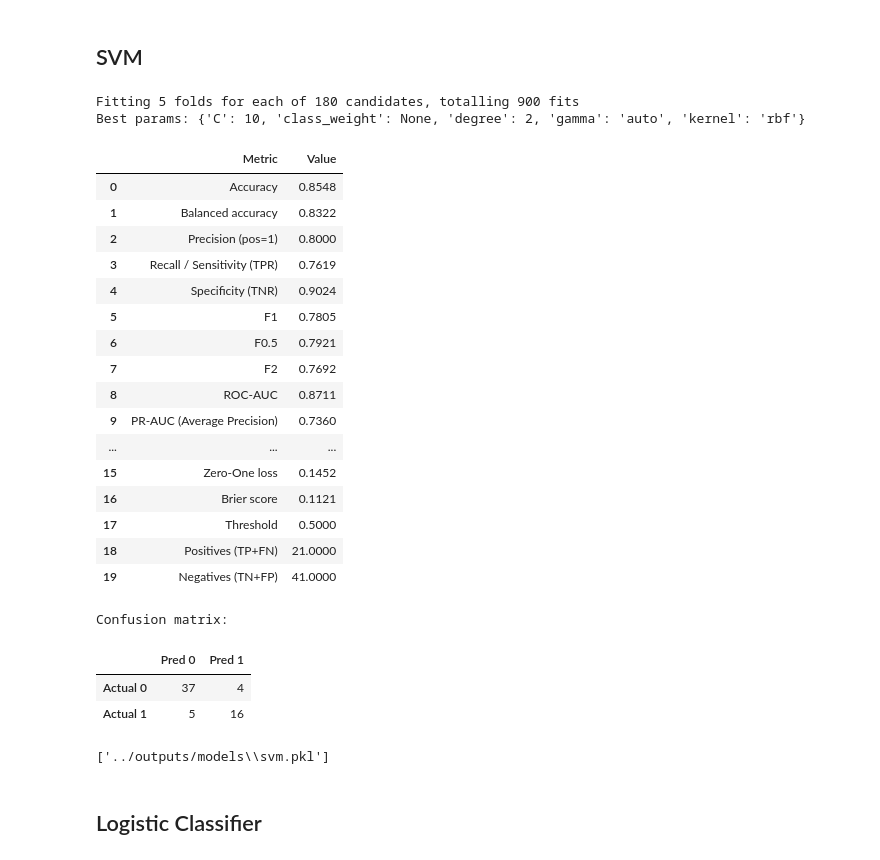
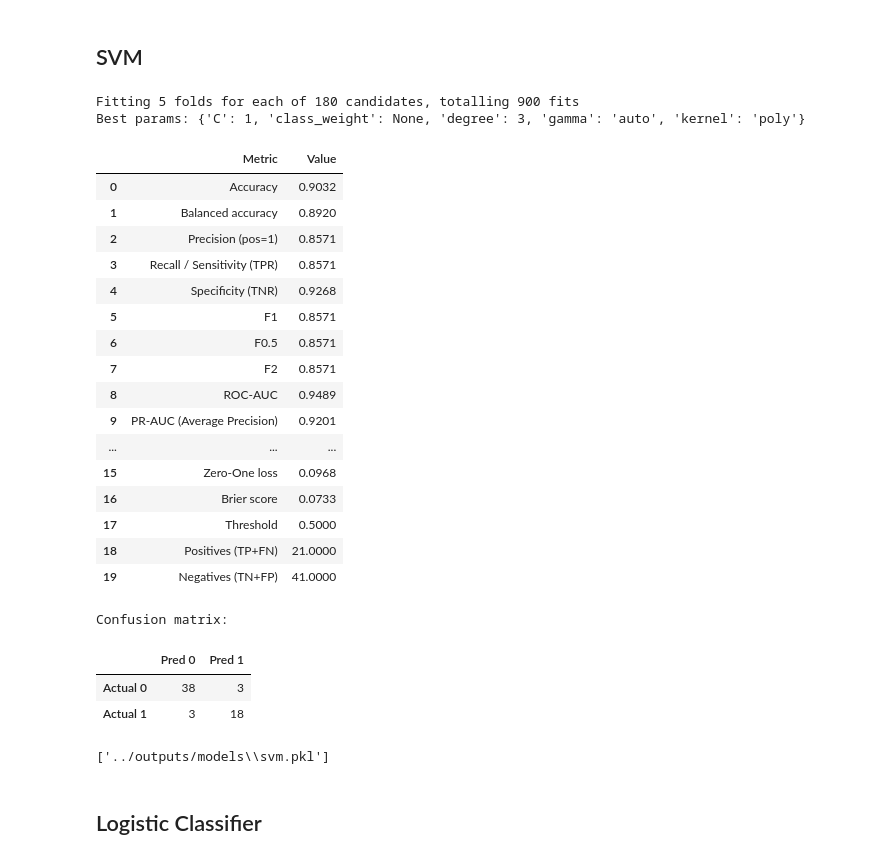
Before and after one commit to zuzannapajak/cardio-risk-prediction, a Jupyter notebook: notebooks/model_training.ipynb, the cells around one changed output. Cells and saved outputs as stored; diff of their text form; code cells hidden in the pictures.

```diff
--- a/notebooks/model_training.ipynb
+++ b/notebooks/model_training.ipynb
@@ -30,8 +33,8 @@ from scripts.model_training.utils import evaluate_classification
 
 SEED = 42
 OUTPUT_DIR = "../outputs/models"
-# %%
-df = joblib.load("../outputs/dim_red/df_mix.pkl")
+# %%
+df = joblib.load("../outputs/eda/df_preprocessed_balanced.pkl")
 # %%
 df_copy = df.copy()
 TARGET_COL = 'DEATH_EVENT'
@@ -259,56 +278,61 @@ Confusion matrix:
 # %% [markdown]
 ## SVM
 # %%
-params_grid = {
+svm_params_grid = {
     "kernel": ["rbf", "linear", "poly"],
     "C": [0.1, 1, 5, 7, 10],
     "gamma": ["scale", "auto"],
     "class_weight": [None, "balanced"],
     "degree": [2, 3, 4],
+}
 
-}
+svm_estimator = SVC(
+    probability=True,
+    random_state=SEED
+)
+
+svm_grid = GridSearchCV(
+    estimator = svm_estimator,
+    param_grid = svm_params_grid,
+    cv = StratifiedKFold(n_splits=5, shuffle=True, random_state=SEED),
+    scoring = "accuracy",
+    n_jobs = -1,
+    verbose = 10,
+    refit=True,
+)
 # %%
-grid = GridSearchCV(
-    estimator = SVC(probability=True, random_state=SEED),
-    param_grid = params_grid,
-    cv = StratifiedKFold(n_splits=5, shuffle=True, random_state=SEED),
-    scoring = "accuracy",
-    n_jobs = -1,
-    verbose = 10,
-)
+svm_grid.fit(X_tr, y_tr)
+svm_model = svm_grid.best_estimator_
 
-grid.fit(X_tr, y_tr)
-model = grid.best_estimator_
-
-print('Best params:', grid.best_params_)
-df_metrics, details = evaluate_classification(model, X_te, y_te)
+print('Best params:', svm_grid.best_params_)
+df_metrics, details = evaluate_classification(svm_model, X_te, y_te)
 
 os.makedirs(OUTPUT_DIR, exist_ok=True)
-joblib.dump(model, os.path.join(OUTPUT_DIR, 'svm.pkl'))
+joblib.dump(svm_model, os.path.join(OUTPUT_DIR, 'svm.pkl'))
 # %% [output]
 Fitting 5 folds for each of 180 candidates, totalling 900 fits
-Best params: {'C': 10, 'class_weight': None, 'degree': 2, 'gamma': 'auto', 'kernel': 'rbf'}
+Best params: {'C': 1, 'class_weight': None, 'degree': 3, 'gamma': 'auto', 'kernel': 'poly'}
 |  | Metric | Value |
-| 0 | Accuracy | 0.8548 |
-| 1 | Balanced accuracy | 0.8322 |
-| 2 | Precision (pos=1) | 0.8000 |
-| 3 | Recall / Sensitivity (TPR) | 0.7619 |
-| 4 | Specificity (TNR) | 0.9024 |
-| 5 | F1 | 0.7805 |
-| 6 | F0.5 | 0.7921 |
-| 7 | F2 | 0.7692 |
-| 8 | ROC-AUC | 0.8711 |
-| 9 | PR-AUC (Average Precision) | 0.7360 |
+| 0 | Accuracy | 0.9032 |
+| 1 | Balanced accuracy | 0.8920 |
+| 2 | Precision (pos=1) | 0.8571 |
+| 3 | Recall / Sensitivity (TPR) | 0.8571 |
+| 4 | Specificity (TNR) | 0.9268 |
+| 5 | F1 | 0.8571 |
+| 6 | F0.5 | 0.8571 |
+| 7 | F2 | 0.8571 |
+| 8 | ROC-AUC | 0.9489 |
+| 9 | PR-AUC (Average Precision) | 0.9201 |
 | ... | ... | ... |
-| 15 | Zero-One loss | 0.1452 |
-| 16 | Brier score | 0.1121 |
+| 15 | Zero-One loss | 0.0968 |
+| 16 | Brier score | 0.0733 |
 | 17 | Threshold | 0.5000 |
 | 18 | Positives (TP+FN) | 21.0000 |
 | 19 | Negatives (TN+FP) | 41.0000 |
 Confusion matrix:
 |  | Pred 0 | Pred 1 |
-| Actual 0 | 37 | 4 |
-| Actual 1 | 5 | 16 |
+| Actual 0 | 38 | 3 |
+| Actual 1 | 3 | 18 |
 ['../outputs/models\\svm.pkl']
 # %% [markdown]
 ## Logistic Classifier
```
Also changed, not shown: parts of 28 cells of this notebook, 1 other file.
